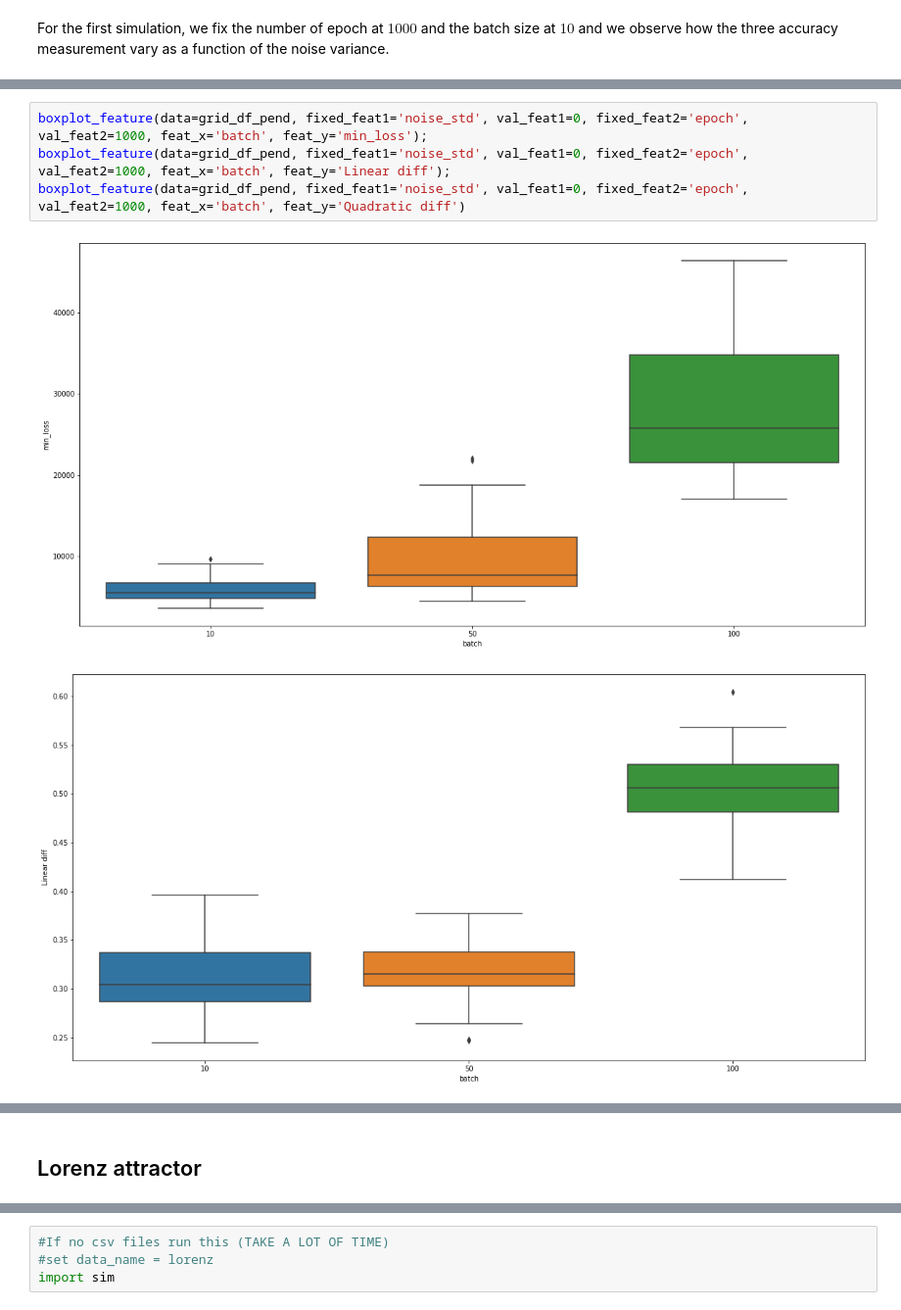
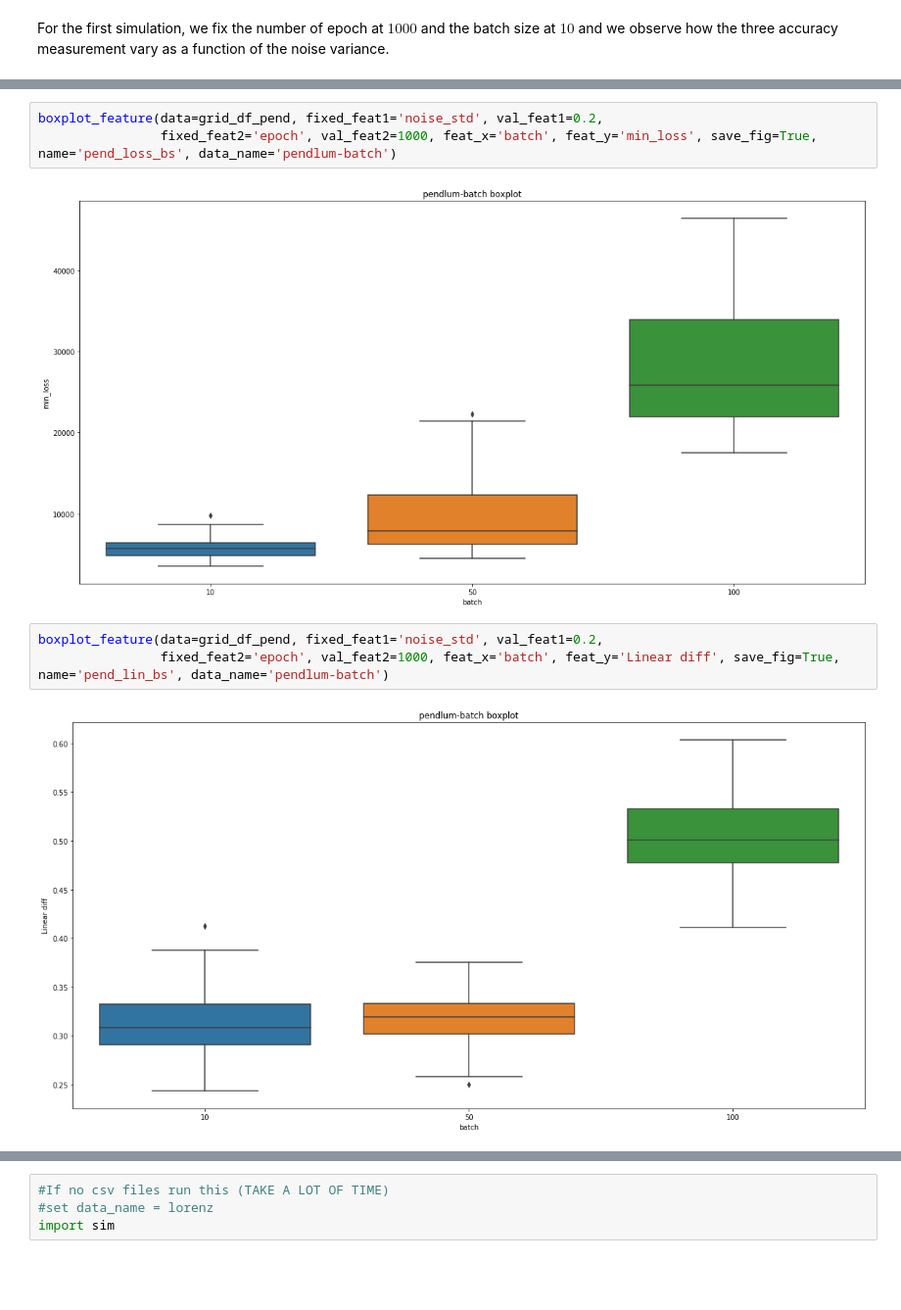
Before and after one commit to KennethThNg/Semester-project-dynamical-system-learning, a Jupyter notebook: ode_demo.ipynb, the cells around one changed output, grey strips where cells are left out. Shown at 98% size. Cells and saved outputs as stored; diff of their text form; blank space fills up the shorter version.

```diff
--- a/ode_demo.ipynb
+++ b/ode_demo.ipynb
@@ -191,7 +207,10 @@ boxplot_feature(data=grid_df_pend, fixed_feat1='noise_std', val_feat1=0,
+# %%
+boxplot_feature(data=grid_df_pend, fixed_feat1='noise_std', val_feat1=0.2,
+                fixed_feat2='epoch', val_feat2=1000, feat_x='batch', feat_y='min_loss', save_fig=True, name='pend_loss_bs', data_name='pendlum-batch')
+# %% [output]
+[figure, added]
 # %%
-boxplot_feature(data=grid_df_pend, fixed_feat1='noise_std', val_feat1=0, fixed_feat2='epoch', val_feat2=1000, feat_x='batch', feat_y='min_loss');
-boxplot_feature(data=grid_df_pend, fixed_feat1='noise_std', val_feat1=0, fixed_feat2='epoch', val_feat2=1000, feat_x='batch', feat_y='Linear diff');
-boxplot_feature(data=grid_df_pend, fixed_feat1='noise_std', val_feat1=0, fixed_feat2='epoch', val_feat2=1000, feat_x='batch', feat_y='Quadratic diff')
+boxplot_feature(data=grid_df_pend, fixed_feat1='noise_std', val_feat1=0.2,
+                fixed_feat2='epoch', val_feat2=1000, feat_x='batch', feat_y='Linear diff', save_fig=True, name='pend_lin_bs', data_name='pendlum-batch')
 # %% [output]
-[figure, old version]
+[figure, new version]
-[figure, removed]
@@ -199,2 +216,0 @@ boxplot_feature(data=grid_df_pend, fixed_feat1='noise_std', val_feat1=0, fixed_f
-# %% [markdown]
-## Lorenz attractor
```
Also changed, not shown: parts of 35 cells of this notebook.
